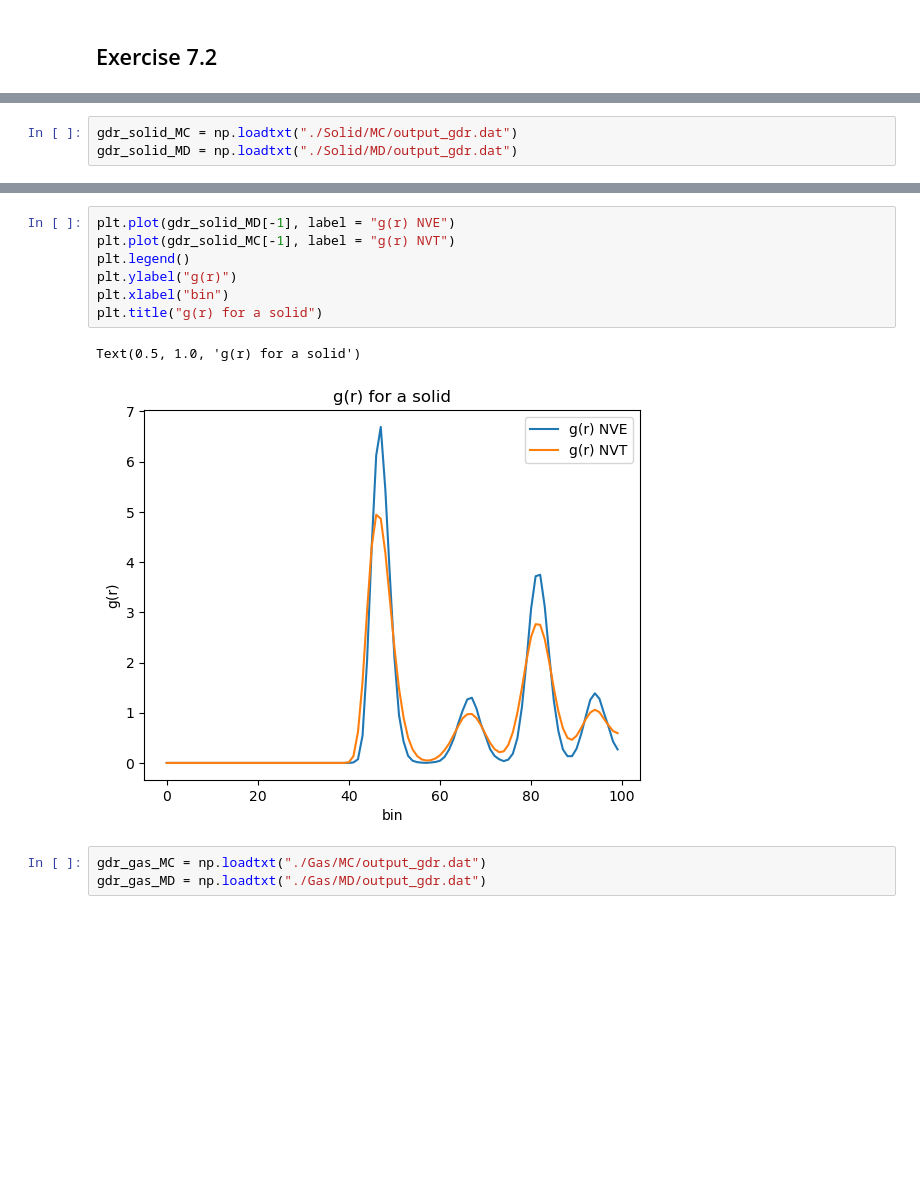
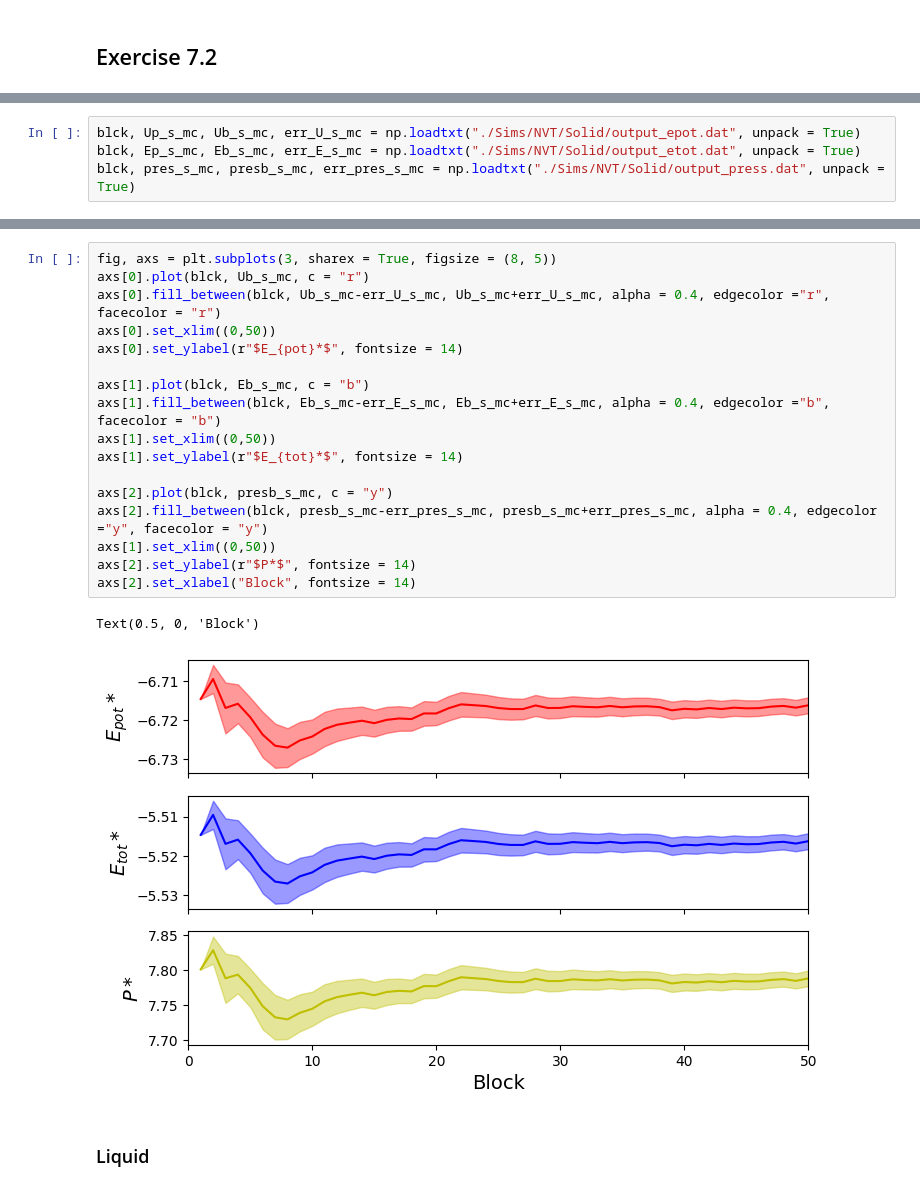
Before and after one commit to Giac97/Simulazione-Numerica, a Jupyter notebook: notebooks/Exercise 7/Exercise 07 - Analysis.ipynb, the cells around one changed output, grey strips where cells are left out. Saved outputs shown, nothing was run; the diff lists cells and outputs as text; blank space fills up the shorter version.

```diff
--- a/notebooks/Exercise 7/Exercise 07 - Analysis.ipynb
+++ b/notebooks/Exercise 7/Exercise 07 - Analysis.ipynb
@@ -23,3 +88,4 @@ Text(0.5, 1.0, 'g(r) for a liquid')
 # %%
-gdr_solid_MC = np.loadtxt("./Solid/MC/output_gdr.dat")
-gdr_solid_MD = np.loadtxt("./Solid/MD/output_gdr.dat")
+blck, Up_s_mc, Ub_s_mc, err_U_s_mc = np.loadtxt("./Sims/NVT/Solid/output_epot.dat", unpack = True)
+blck, Ep_s_mc, Eb_s_mc, err_E_s_mc = np.loadtxt("./Sims/NVT/Solid/output_etot.dat", unpack = True)
+blck, pres_s_mc, presb_s_mc, err_pres_s_mc = np.loadtxt("./Sims/NVT/Solid/output_press.dat", unpack = True)
@@ -26,14 +94,23 @@ gdr_solid_MD = np.loadtxt("./Solid/MD/output_gdr.dat")
 # %%
-plt.plot(gdr_solid_MD[-1], label = "g(r) NVE")
-plt.plot(gdr_solid_MC[-1], label = "g(r) NVT")
-plt.legend()
-plt.ylabel("g(r)")
-plt.xlabel("bin")
-plt.title("g(r) for a solid")
+fig, axs = plt.subplots(3, sharex = True, figsize = (8, 5))
+axs[0].plot(blck, Ub_s_mc, c = "r")
+axs[0].fill_between(blck, Ub_s_mc-err_U_s_mc, Ub_s_mc+err_U_s_mc, alpha = 0.4, edgecolor ="r", facecolor = "r")
+axs[0].set_xlim((0,50))
+axs[0].set_ylabel(r"$E_{pot}*$", fontsize = 14)
+
+axs[1].plot(blck, Eb_s_mc, c = "b")
+axs[1].fill_between(blck, Eb_s_mc-err_E_s_mc, Eb_s_mc+err_E_s_mc, alpha = 0.4, edgecolor ="b", facecolor = "b")
+axs[1].set_xlim((0,50))
+axs[1].set_ylabel(r"$E_{tot}*$", fontsize = 14)
+
+axs[2].plot(blck, presb_s_mc, c = "y")
+axs[2].fill_between(blck, presb_s_mc-err_pres_s_mc, presb_s_mc+err_pres_s_mc, alpha = 0.4, edgecolor ="y", facecolor = "y")
+axs[1].set_xlim((0,50))
+axs[2].set_ylabel(r"$P*$", fontsize = 14)
+axs[2].set_xlabel("Block", fontsize = 14)
 # %% [output]
-Text(0.5, 1.0, 'g(r) for a solid')
+Text(0.5, 0, 'Block')
-[figure, old version]
+[figure, new version]
-# %%
-gdr_gas_MC = np.loadtxt("./Gas/MC/output_gdr.dat")
-gdr_gas_MD = np.loadtxt("./Gas/MD/output_gdr.dat")
+# %% [markdown]
+### Liquid
 # %%
```
Also changed, not shown: parts of 26 cells of this notebook.
